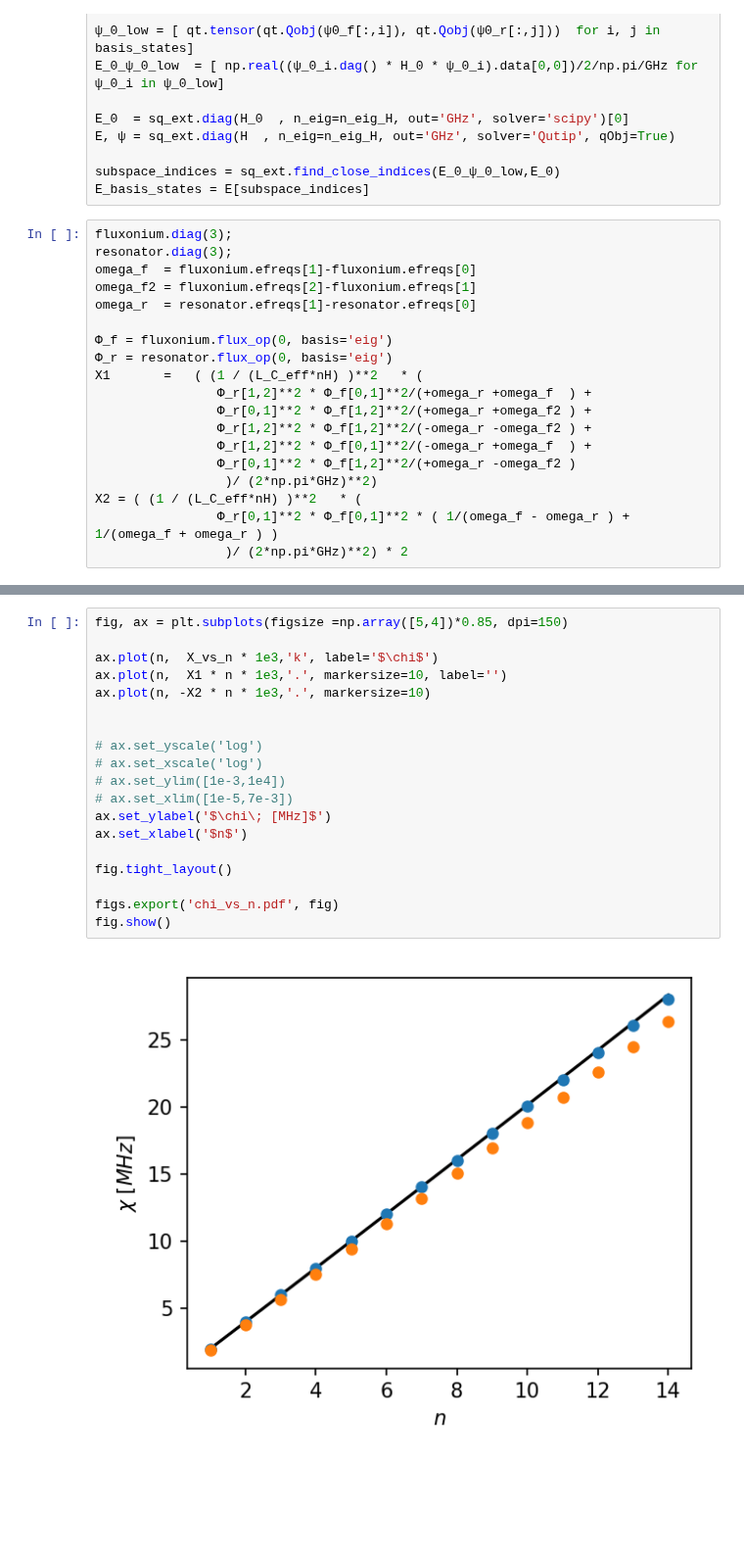
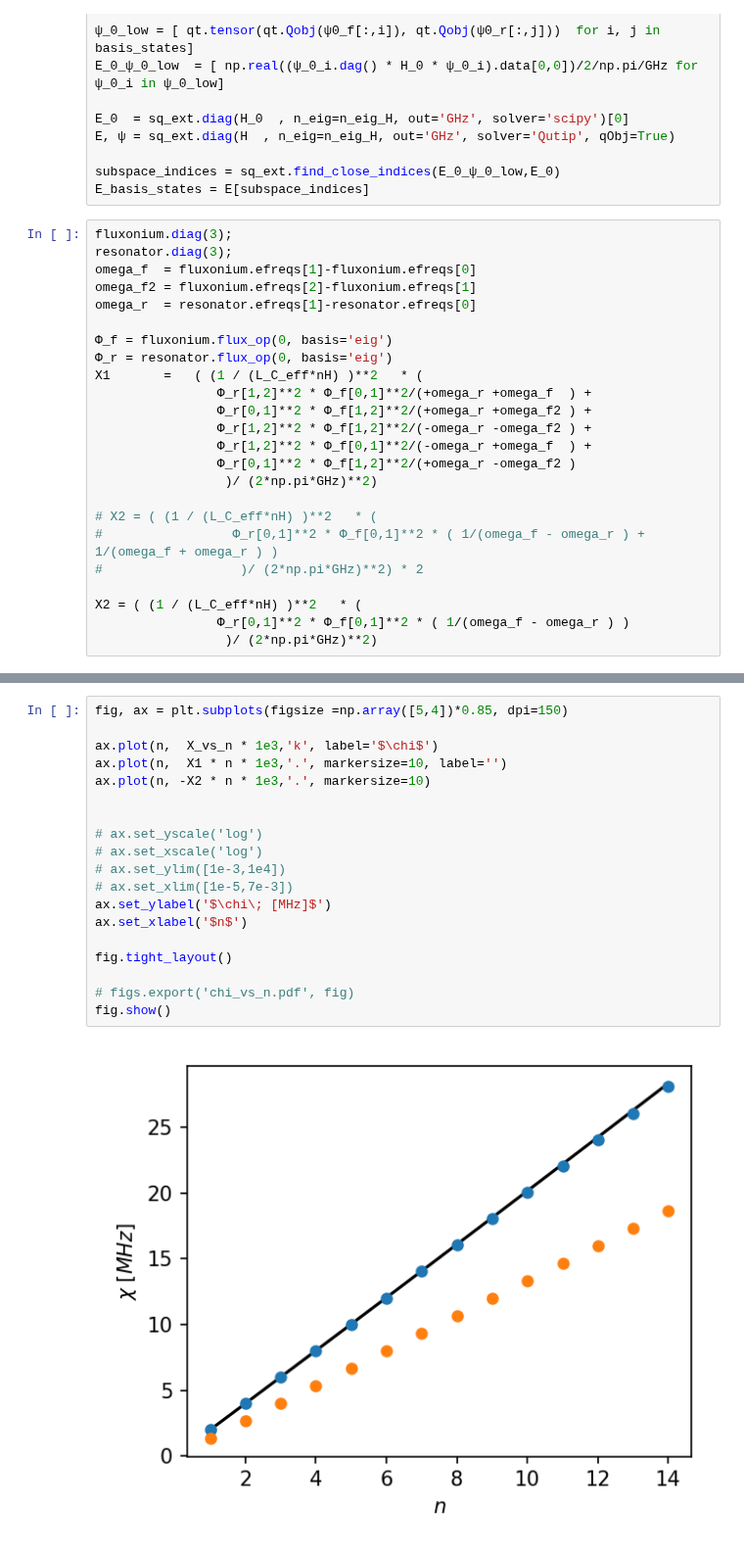
Before and after one commit to GabrielJauma/tunable-capacitive-coupling-flux-qubits, a Jupyter notebook: uni_cell/unit_cell_effective_hamiltonians.ipynb, the cells around one changed output, grey strips where cells are left out. Shown at 98% size. Cells and saved outputs as stored; diff of their text form; blank space fills up the shorter version.

```diff
--- a/uni_cell/unit_cell_effective_hamiltonians.ipynb
+++ b/uni_cell/unit_cell_effective_hamiltonians.ipynb
@@ -347,8 +347,13 @@ X1       =   ( (1 / (L_C_eff*nH) )**2   * (
                 Φ_r[1,2]**2 * Φ_f[0,1]**2/(-omega_r +omega_f  ) +
                 Φ_r[0,1]**2 * Φ_f[1,2]**2/(+omega_r -omega_f2 )
                  )/ (2*np.pi*GHz)**2)
+
+# X2 = ( (1 / (L_C_eff*nH) )**2   * (
+#                 Φ_r[0,1]**2 * Φ_f[0,1]**2 * ( 1/(omega_f - omega_r ) + 1/(omega_f + omega_r ) )
+#                  )/ (2*np.pi*GHz)**2) * 2
+
 X2 = ( (1 / (L_C_eff*nH) )**2   * (
-                Φ_r[0,1]**2 * Φ_f[0,1]**2 * ( 1/(omega_f - omega_r ) + 1/(omega_f + omega_r ) )
-                 )/ (2*np.pi*GHz)**2) * 2
+                Φ_r[0,1]**2 * Φ_f[0,1]**2 * ( 1/(omega_f - omega_r ) )
+                 )/ (2*np.pi*GHz)**2)
 # %%
 ω_vs_n = E_basis_states[1::2] - E_basis_states[::2]
@@ -369,21 +362,21 @@ array([2.000000000000, 1.500000000000, 1.333333333333, 1.250000000000, 1.2000000
 # %%
 fig, ax = plt.subplots(figsize =np.array([5,4])*0.85, dpi=150)
 
 ax.plot(n,  X_vs_n * 1e3,'k', label='$\chi$')
 ax.plot(n,  X1 * n * 1e3,'.', markersize=10, label='')
 ax.plot(n, -X2 * n * 1e3,'.', markersize=10)
 
 
 # ax.set_yscale('log')
 # ax.set_xscale('log')
 # ax.set_ylim([1e-3,1e4])
 # ax.set_xlim([1e-5,7e-3])
 ax.set_ylabel('$\chi\; [MHz]$')
 ax.set_xlabel('$n$')
 
 fig.tight_layout()
 
-figs.export('chi_vs_n.pdf', fig)
+# figs.export('chi_vs_n.pdf', fig)
 fig.show()
 # %% [output]
-[figure, old version]
+[figure, new version]
```
Also changed, not shown: parts of 4 cells of this notebook, 5 other files.
